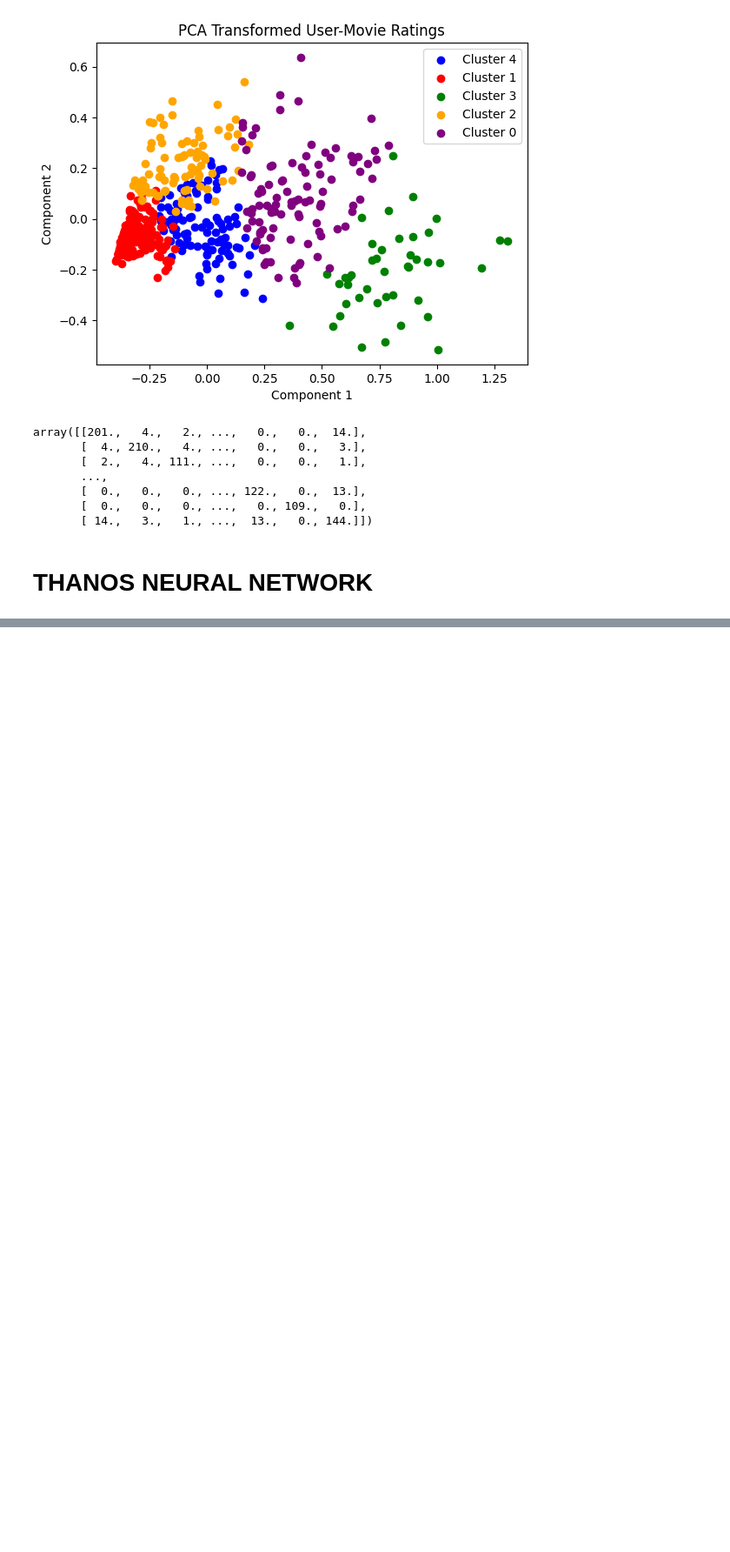
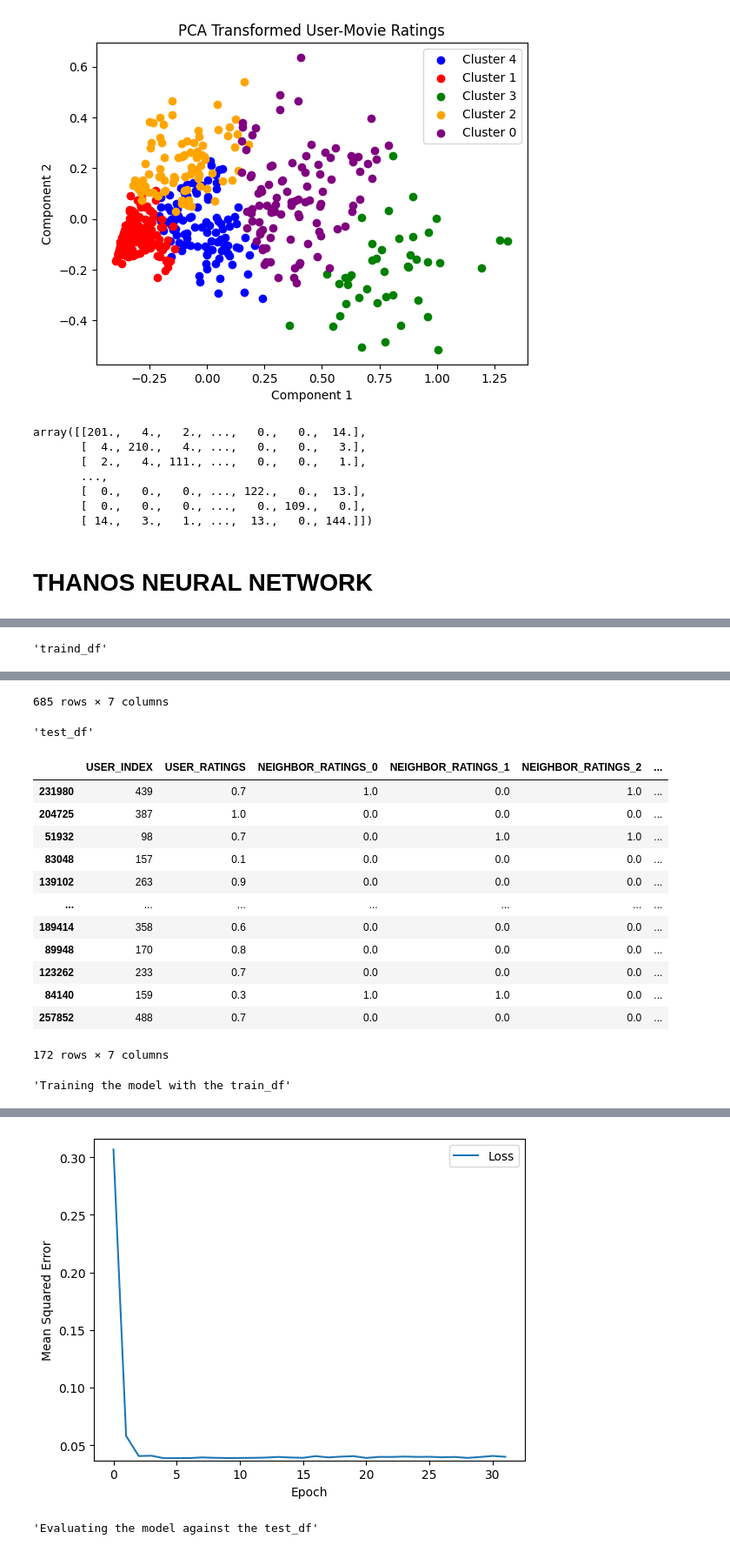
Before and after one commit to ThanosApostolou/aics-pattern-recognition, a Jupyter notebook: IMDB_neural_network.ipynb, the cells around one changed output, grey strips where cells are left out. Shown at 87% size. Cells and saved outputs as stored; diff of their text form; code cells hidden in the pictures; blank space fills up the shorter version.

```diff
--- a/IMDB_neural_network.ipynb
+++ b/IMDB_neural_network.ipynb
@@ -957,0 +1041,30 @@ display(nn_filtered_scaled_df.describe())
+# %%
+from sklearn.model_selection import train_test_split
+
+
+train_df, test_df = train_test_split(nn_filtered_normalized_df, test_size=0.2, random_state=42)
+train_df = pd.DataFrame(train_df)
+test_df = pd.DataFrame(test_df)
+
+display('traind_df', train_df)
+display('test_df', test_df)
+
+# The following variables are the hyperparameters.
+learning_rate = 0.01
+epochs = 32
+batch_size = 96
+
+# define the feature columns
+feature_columns = create_feature_columns(NEIGHBOURS_COLUMNS)
+# Establish the model's topography.
+my_model = create_model(learning_rate, feature_columns)
+
+# Train the model on the normalized training set.
+display('Training the model with the train_df')
+epochs, mse = train_model(my_model, train_df, NEIGHBOURS_COLUMNS, epochs, batch_size)
+plot_the_loss_curve(epochs, mse)
+
+display('Evaluating the model against the test_df')
+evaluation = evaluate_model(my_model, test_df, NEIGHBOURS_COLUMNS, batch_size)
+# %% [output]
+'traind_df'
@@ -957,0 +1083,16 @@ display(nn_filtered_scaled_df.describe())
+685 rows × 7 columns
+'test_df'
+|  | USER_INDEX | USER_RATINGS | NEIGHBOR_RATINGS_0 | NEIGHBOR_RATINGS_1 | NEIGHBOR_RATINGS_2 | ... |
+| 231980 | 439 | 0.7 | 1.0 | 0.0 | 1.0 | ... |
+| 204725 | 387 | 1.0 | 0.0 | 0.0 | 0.0 | ... |
+| 51932 | 98 | 0.7 | 0.0 | 1.0 | 1.0 | ... |
+| 83048 | 157 | 0.1 | 0.0 | 0.0 | 0.0 | ... |
+| 139102 | 263 | 0.9 | 0.0 | 0.0 | 0.0 | ... |
+| ... | ... | ... | ... | ... | ... | ... |
+| 189414 | 358 | 0.6 | 0.0 | 0.0 | 0.0 | ... |
+| 89948 | 170 | 0.8 | 0.0 | 0.0 | 0.0 | ... |
+| 123262 | 233 | 0.7 | 0.0 | 0.0 | 0.0 | ... |
+| 84140 | 159 | 0.3 | 1.0 | 1.0 | 0.0 | ... |
+| 257852 | 488 | 0.7 | 0.0 | 0.0 | 0.0 | ... |
+172 rows × 7 columns
+'Training the model with the train_df'
@@ -957,0 +1116,2 @@ display(nn_filtered_scaled_df.describe())
+[figure, added]
+'Evaluating the model against the test_df'
```
Also changed, not shown: parts of 12 cells of this notebook.
